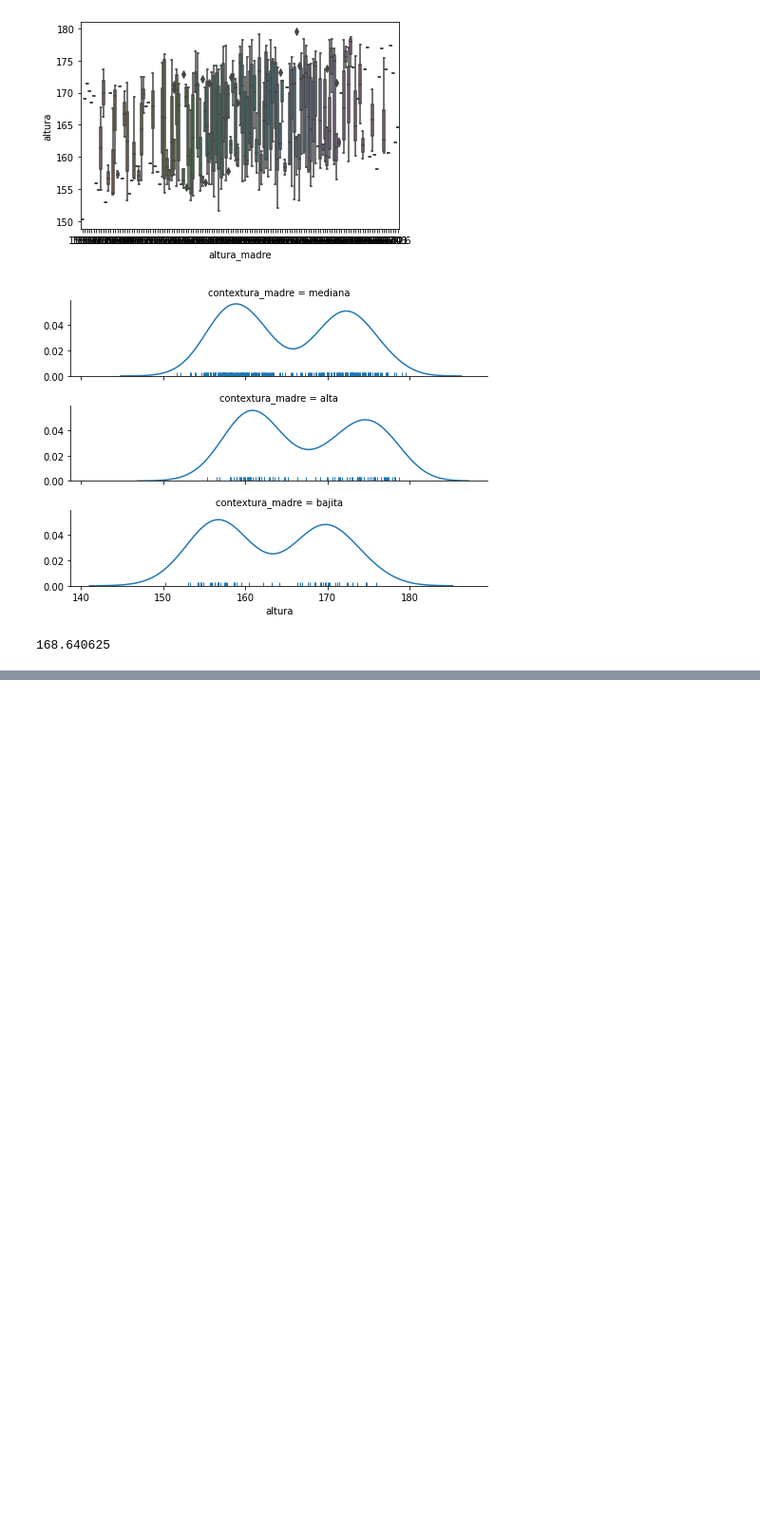
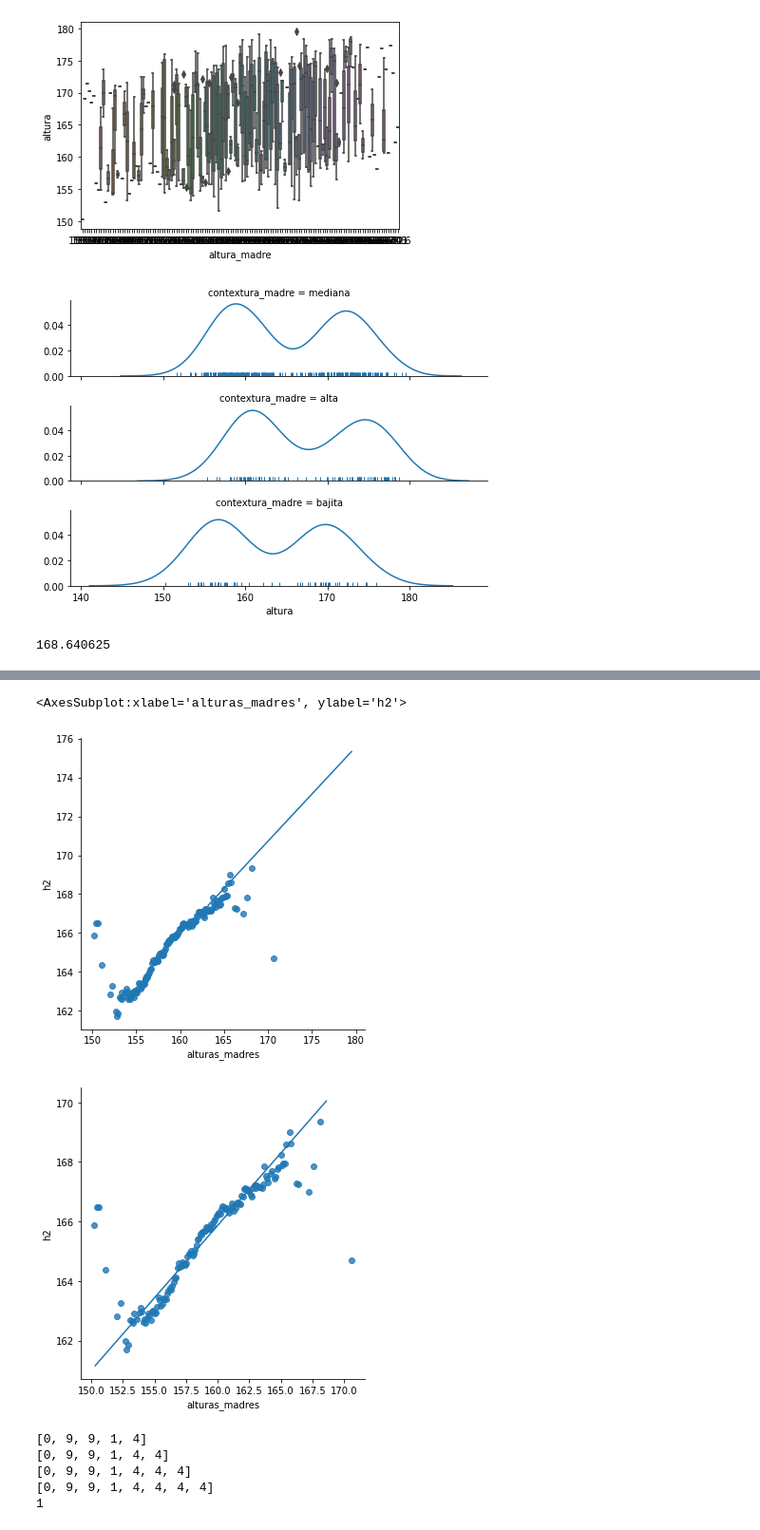
Before and after one commit to franhace/ExactasPrograma, a Jupyter notebook: V2/clase2.ipynb, the cells around one changed output, grey strips where cells are left out. Shown at 95% size. Saved outputs shown, nothing was run; the diff lists cells and outputs as text; code cells hidden in the pictures; blank space fills up the shorter version.

```diff
--- a/V2/clase2.ipynb
+++ b/V2/clase2.ipynb
@@ -247,0 +231,25 @@ b
+# %%
+x_mas = df[(df['genero']=='M')]['altura'].values
+x_fem = df[(df['genero']=='F')]['altura'].values
+# %%
+sns.lmplot('alturas_madres','h2', data=promedios, fit_reg=False)
+sns.lineplot(x_mas, m*x_mas + b)
+sns.lmplot('alturas_madres','h2', data=promedios, fit_reg=False)
+sns.lineplot(x_fem, m*x_fem + b)
+# %% [output]
+<AxesSubplot:xlabel='alturas_madres', ylabel='h2'>
+[figure, added]
+[figure, added]
+# %%
+y = [0, 9, 9, 1]
+e = [6, 1]
+for i in range(0, 4):
+    y.append(4)
+    print(y)
+print(y[3])
+# %% [output]
+[0, 9, 9, 1, 4]
+[0, 9, 9, 1, 4, 4]
+[0, 9, 9, 1, 4, 4, 4]
+[0, 9, 9, 1, 4, 4, 4, 4]
+1
```
Also changed, not shown: parts of 8 cells of this notebook, 2 other files.
